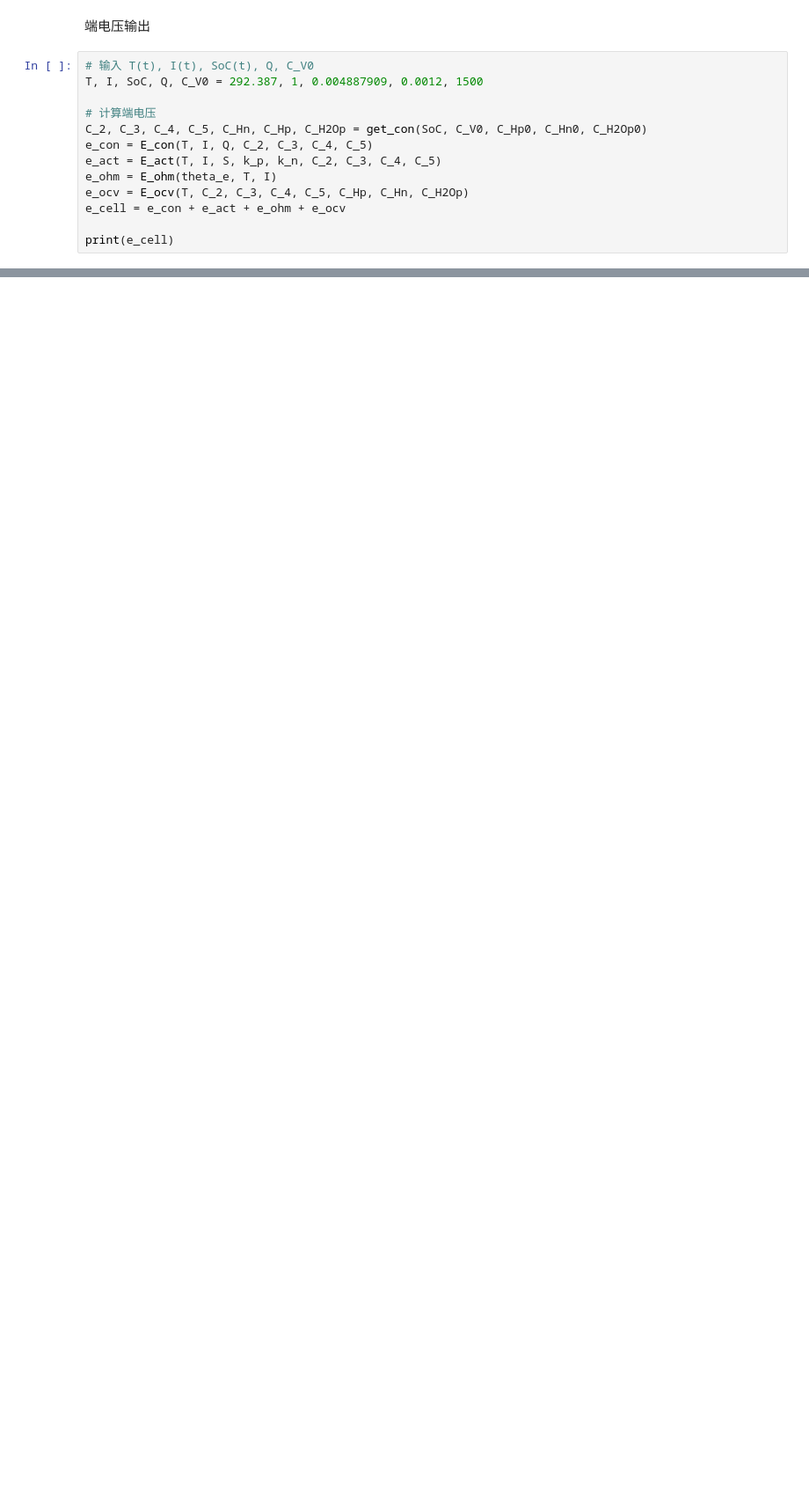
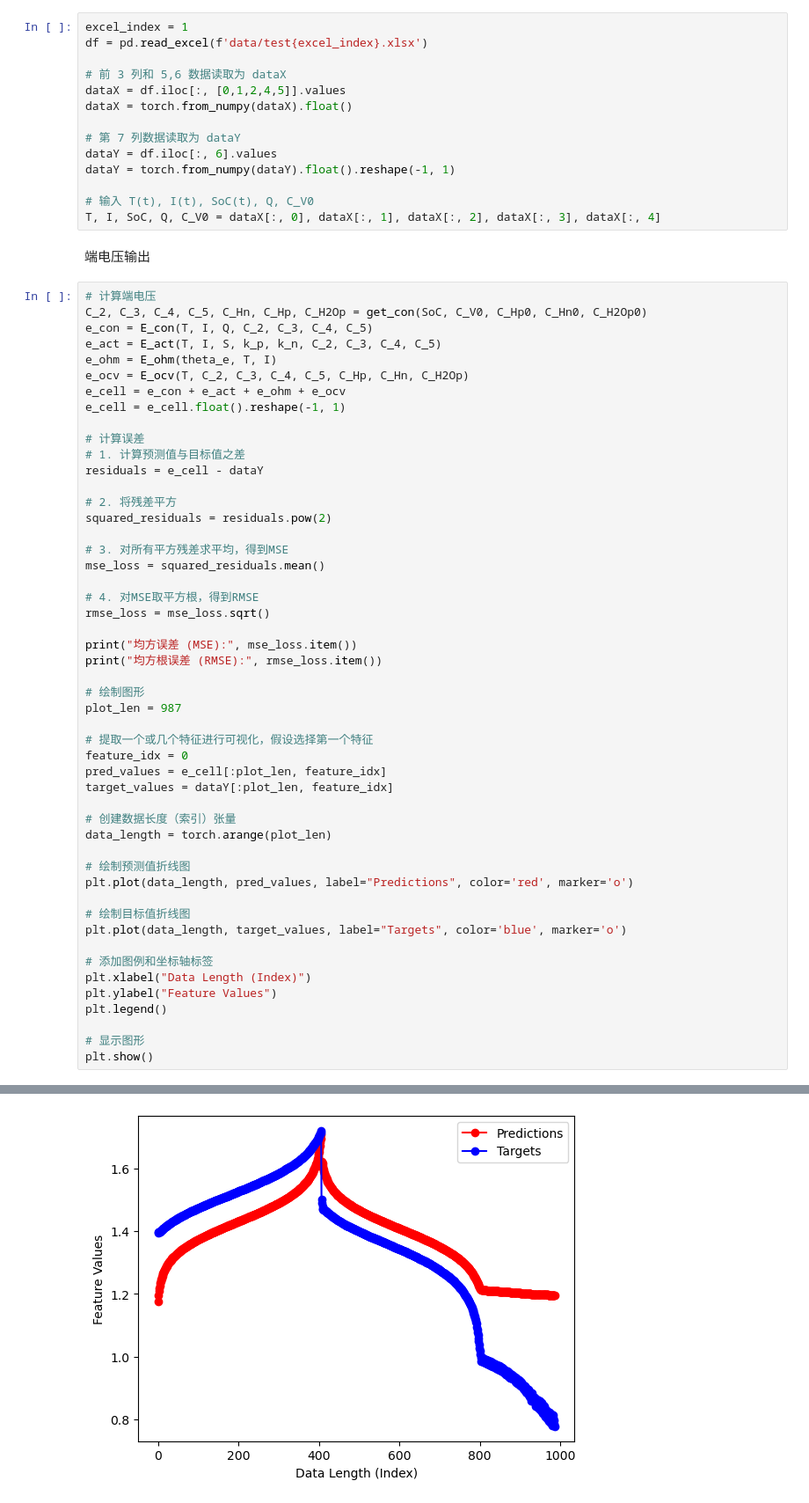
Before and after one commit to ZJJ720/pnn, a Jupyter notebook: PhysicalModel.ipynb, the cells around one changed output, grey strips where cells are left out. Shown at 88% size. Saved outputs shown, nothing was run; the diff lists cells and outputs as text; blank space fills up the shorter version.

```diff
--- a/PhysicalModel.ipynb
+++ b/PhysicalModel.ipynb
@@ -81,9 +88,20 @@ def E_ocv(T, C_2, C_3, C_4, C_5, C_Hp, C_Hn, C_H2Op):
+# %%
+excel_index = 1
+df = pd.read_excel(f'data/test{excel_index}.xlsx')
+
+# 前 3 列和 5,6 数据读取为 dataX
+dataX = df.iloc[:, [0,1,2,4,5]].values
+dataX = torch.from_numpy(dataX).float()
+
+# 第 7 列数据读取为 dataY
+dataY = df.iloc[:, 6].values
+dataY = torch.from_numpy(dataY).float().reshape(-1, 1)
+
+# 输入 T(t), I(t), SoC(t), Q, C_V0
+T, I, SoC, Q, C_V0 = dataX[:, 0], dataX[:, 1], dataX[:, 2], dataX[:, 3], dataX[:, 4]
 # %% [markdown]
 端电压输出
 # %%
-# 输入 T(t), I(t), SoC(t), Q, C_V0
-T, I, SoC, Q, C_V0 = 292.387, 1, 0.004887909, 0.0012, 1500
-
 # 计算端电压
 C_2, C_3, C_4, C_5, C_Hn, C_Hp, C_H2Op = get_con(SoC, C_V0, C_Hp0, C_Hn0, C_H2Op0)
 e_con = E_con(T, I, Q, C_2, C_3, C_4, C_5)
@@ -91,6 +109,46 @@ e_act = E_act(T, I, S, k_p, k_n, C_2, C_3, C_4, C_5)
 e_ohm = E_ohm(theta_e, T, I)
 e_ocv = E_ocv(T, C_2, C_3, C_4, C_5, C_Hp, C_Hn, C_H2Op)
 e_cell = e_con + e_act + e_ohm + e_ocv
+e_cell = e_cell.float().reshape(-1, 1)
 
-print(e_cell)
+# 计算误差
+# 1. 计算预测值与目标值之差
+residuals = e_cell - dataY
+
+# 2. 将残差平方
+squared_residuals = residuals.pow(2)
+
+# 3. 对所有平方残差求平均，得到MSE
+mse_loss = squared_residuals.mean()
+
+# 4. 对MSE取平方根，得到RMSE
+rmse_loss = mse_loss.sqrt()
+
+print("均方误差 (MSE):", mse_loss.item())
+print("均方根误差 (RMSE):", rmse_loss.item())
+
+# 绘制图形
+plot_len = 987
+
+# 提取一个或几个特征进行可视化，假设选择第一个特征
+feature_idx = 0
+pred_values = e_cell[:plot_len, feature_idx]
+target_values = dataY[:plot_len, feature_idx]
+
+# 创建数据长度（索引）张量
+data_length = torch.arange(plot_len)
+
+# 绘制预测值折线图
+plt.plot(data_length, pred_values, label="Predictions", color='red', marker='o')
+
+# 绘制目标值折线图
+plt.plot(data_length, target_values, label="Targets", color='blue', marker='o')
+
+# 添加图例和坐标轴标签
+plt.xlabel("Data Length (Index)")
+plt.ylabel("Feature Values")
+plt.legend()
+
+# 显示图形
+plt.show()
 # %% [output]
@@ -97,0 +157 @@ print(e_cell)
+[figure, added]
```
Also changed, not shown: parts of 4 cells of this notebook, 1 other file.
